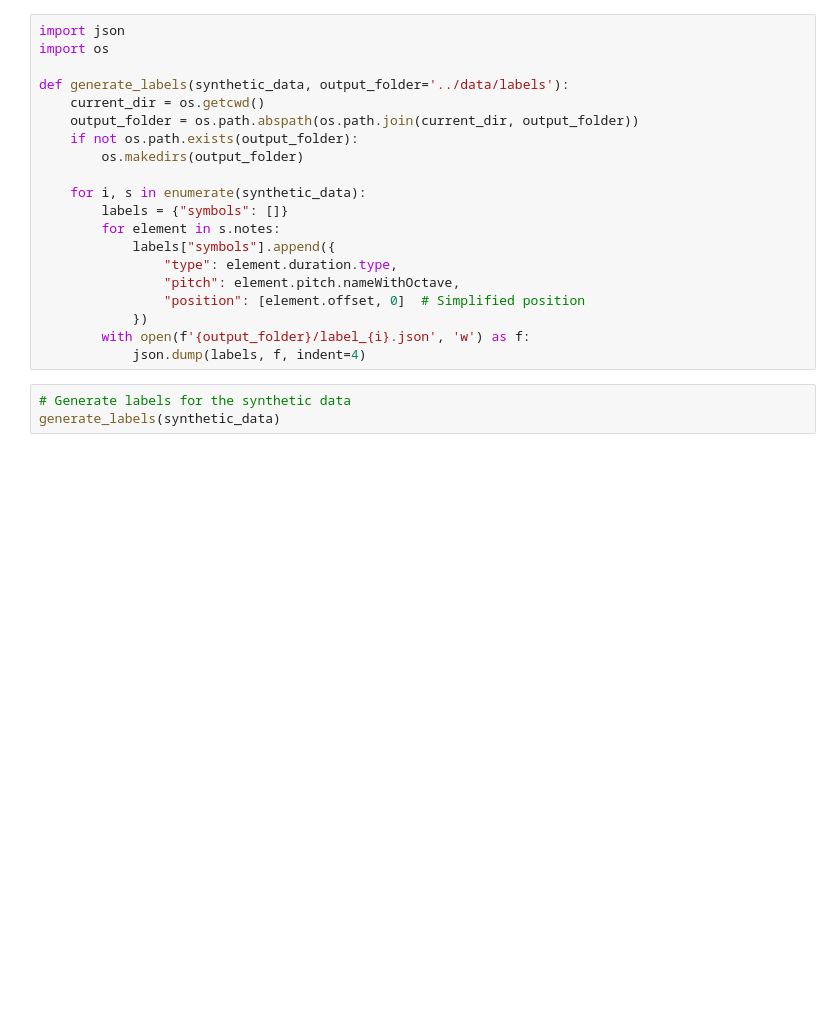
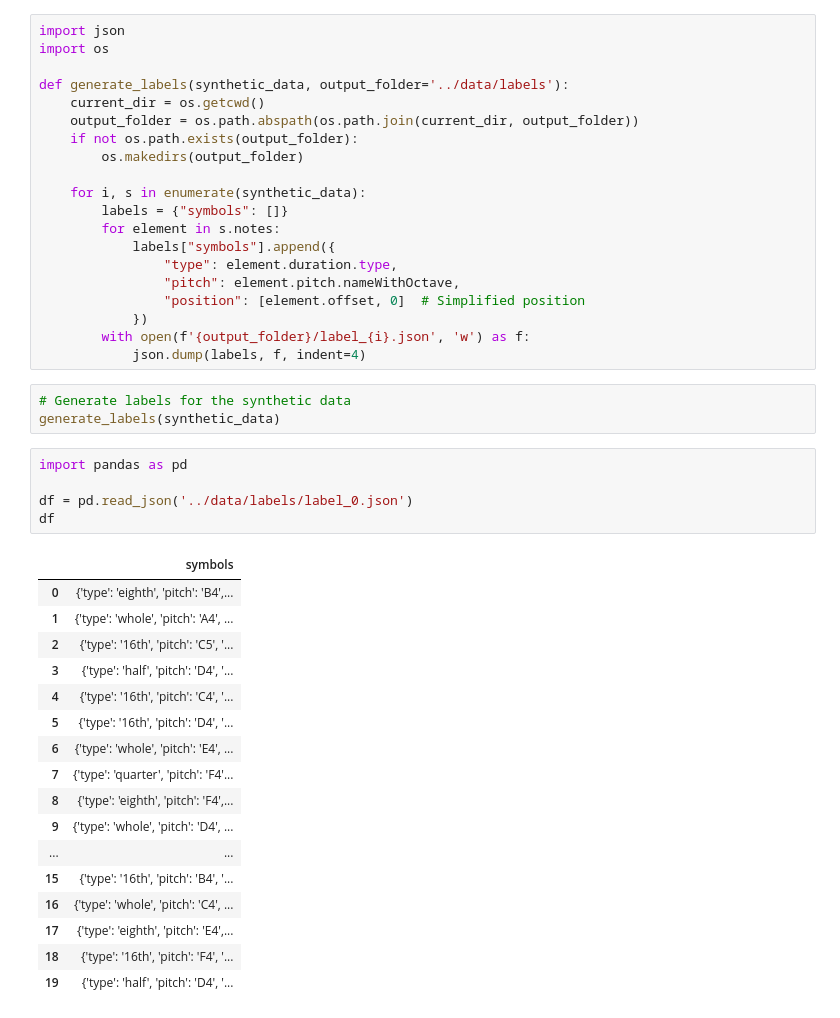
Before and after one commit to urtrapped247/consonance, a Jupyter notebook: Notebooks/note_generation.ipynb, the cells around one changed output. Saved outputs shown, nothing was run; the diff lists cells and outputs as text; blank space fills up the shorter version.

```diff
--- a/Notebooks/note_generation.ipynb
+++ b/Notebooks/note_generation.ipynb
@@ -131,3 +150,26 @@ def generate_labels(synthetic_data, output_folder='../data/labels'):
 # %%
 # Generate labels for the synthetic data
 generate_labels(synthetic_data)
+# %%
+import pandas as pd
+
+df = pd.read_json('../data/labels/label_0.json')
+df
+# %% [output]
+|  | symbols |
+| 0 | {'type': 'eighth', 'pitch': 'B4',... |
+| 1 | {'type': 'whole', 'pitch': 'A4', ... |
+| 2 | {'type': '16th', 'pitch': 'C5', '... |
+| 3 | {'type': 'half', 'pitch': 'D4', '... |
+| 4 | {'type': '16th', 'pitch': 'C4', '... |
+| 5 | {'type': '16th', 'pitch': 'D4', '... |
+| 6 | {'type': 'whole', 'pitch': 'E4', ... |
+| 7 | {'type': 'quarter', 'pitch': 'F4'... |
+| 8 | {'type': 'eighth', 'pitch': 'F4',... |
+| 9 | {'type': 'whole', 'pitch': 'D4', ... |
+| ... | ... |
+| 15 | {'type': '16th', 'pitch': 'B4', '... |
+| 16 | {'type': 'whole', 'pitch': 'C4', ... |
+| 17 | {'type': 'eighth', 'pitch': 'E4',... |
+| 18 | {'type': '16th', 'pitch': 'F4', '... |
+| 19 | {'type': 'half', 'pitch': 'D4', '... |
```
Also changed, not shown: parts of 6 cells of this notebook, 3 other files.
